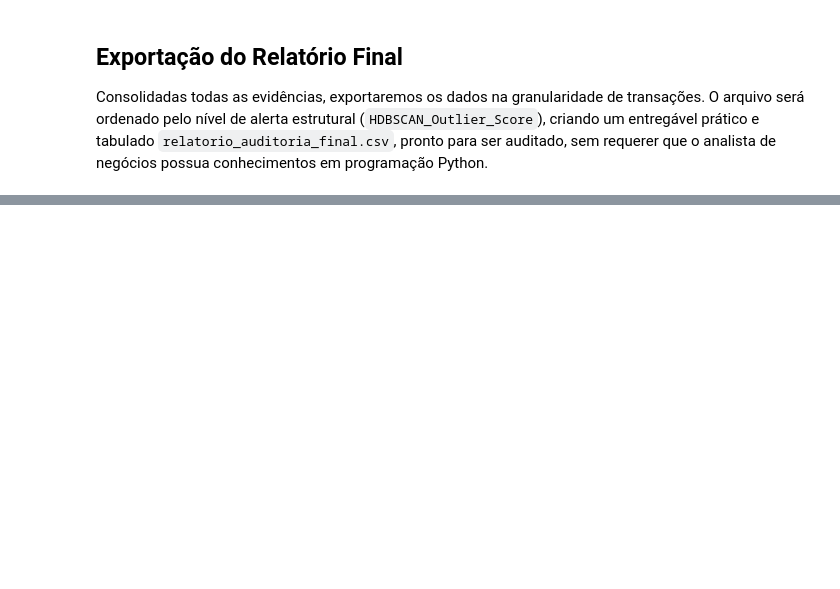
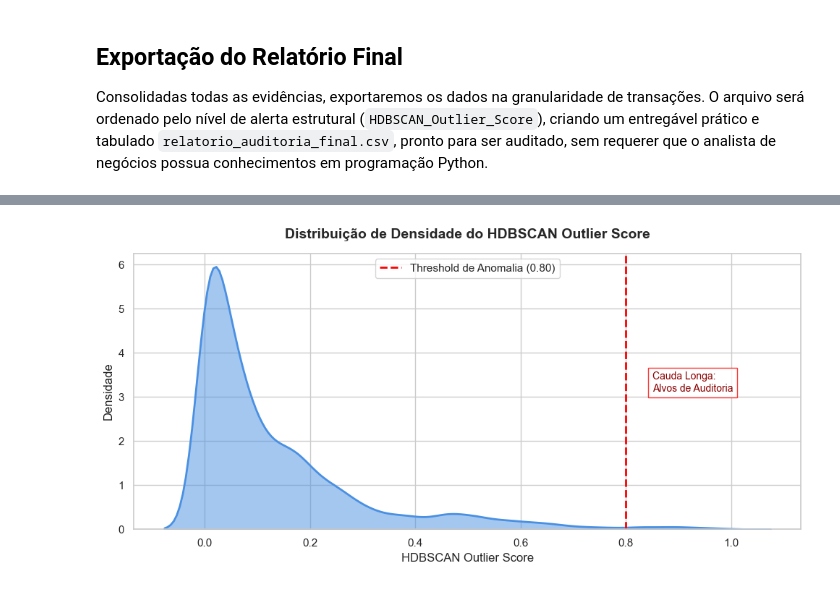
Before and after one commit to bituruna/cpgf-anomaly-detection-md, a Jupyter notebook: src/03_pos_processamento.ipynb, the cells around one changed output, grey strips where cells are left out. Cells and saved outputs as stored; diff of their text form; code cells hidden in the pictures; blank space fills up the shorter version.

```diff
--- a/src/03_pos_processamento.ipynb
+++ b/src/03_pos_processamento.ipynb
@@ -22,11 +22,11 @@ print("Carregando a base original e a base minerada...")
 
 # Carregamento da base original com os metadados das transações
 # Tratamos eventuais problemas de separador comumente encontrados nos CSVs
-cpgf_limpo = pd.read_csv('../data/cpgf_limpo.csv', sep=';', encoding='utf-8')
+cpgf_limpo = pd.read_csv('../dados/cpgf_limpo.csv', sep=';', encoding='utf-8')
 
 # Carregamento da base com os resultados da mineração (scores de anomalia)
 # Garantindo que o índice seja o 'CPF PORTADOR'
-cpgf_minerado = pd.read_csv('../data/cpgf_minerado.csv', sep=';', encoding='utf-8', index_col=0)
+cpgf_minerado = pd.read_csv('../dados/cpgf_minerado.csv', sep=';', encoding='utf-8', index_col=0)
 
 print(f"Linhas em cpgf_limpo: {cpgf_limpo.shape[0]}")
 print(f"CPFs processados em cpgf_minerado: {cpgf_minerado.shape[0]}")
@@ -174,0 +258,23 @@ print(f"Total de transações para auditoria processadas: {df_exportacao.shape[0
+# %%
+# 5.1 Gráfico Metodológico: Distribuição do Outlier Score (KDE Plot)
+
+plt.figure(figsize=(10, 5))
+
+# Plotando a Curva de Densidade (KDE) da coluna HDBSCAN_Outlier_Score com preenchimento
+sns.kdeplot(data=cpgf_minerado, x='HDBSCAN_Outlier_Score', fill=True, color="#4a90e2", alpha=0.5, linewidth=2)
+
+# Desenhando a linha vertical vermelha tracejada no ponto de corte empírico definido no tópico 3
+plt.axvline(x=THRESHOLD, color='red', linestyle='--', linewidth=2, label=f'Threshold de Anomalia ({THRESHOLD:.2f})')
+
+plt.title('Distribuição de Densidade do HDBSCAN Outlier Score', fontsize=14, fontweight='bold', pad=15)
+plt.xlabel('HDBSCAN Outlier Score', fontsize=12)
+plt.ylabel('Densidade', fontsize=12)
+
+# Adicionando a anotação para evidenciar a Cauda Longa
+plt.text(0.85, plt.gca().get_ylim()[1]*0.5, 'Cauda Longa:\nAlvos de Auditoria', color='darkred', fontsize=10, bbox=dict(facecolor='white', alpha=0.8, edgecolor='red'))
+
+plt.legend()
+plt.tight_layout()
+plt.show()
+# %% [output]
+[figure, added]
```
Also changed, not shown: parts of 12 cells of this notebook.
